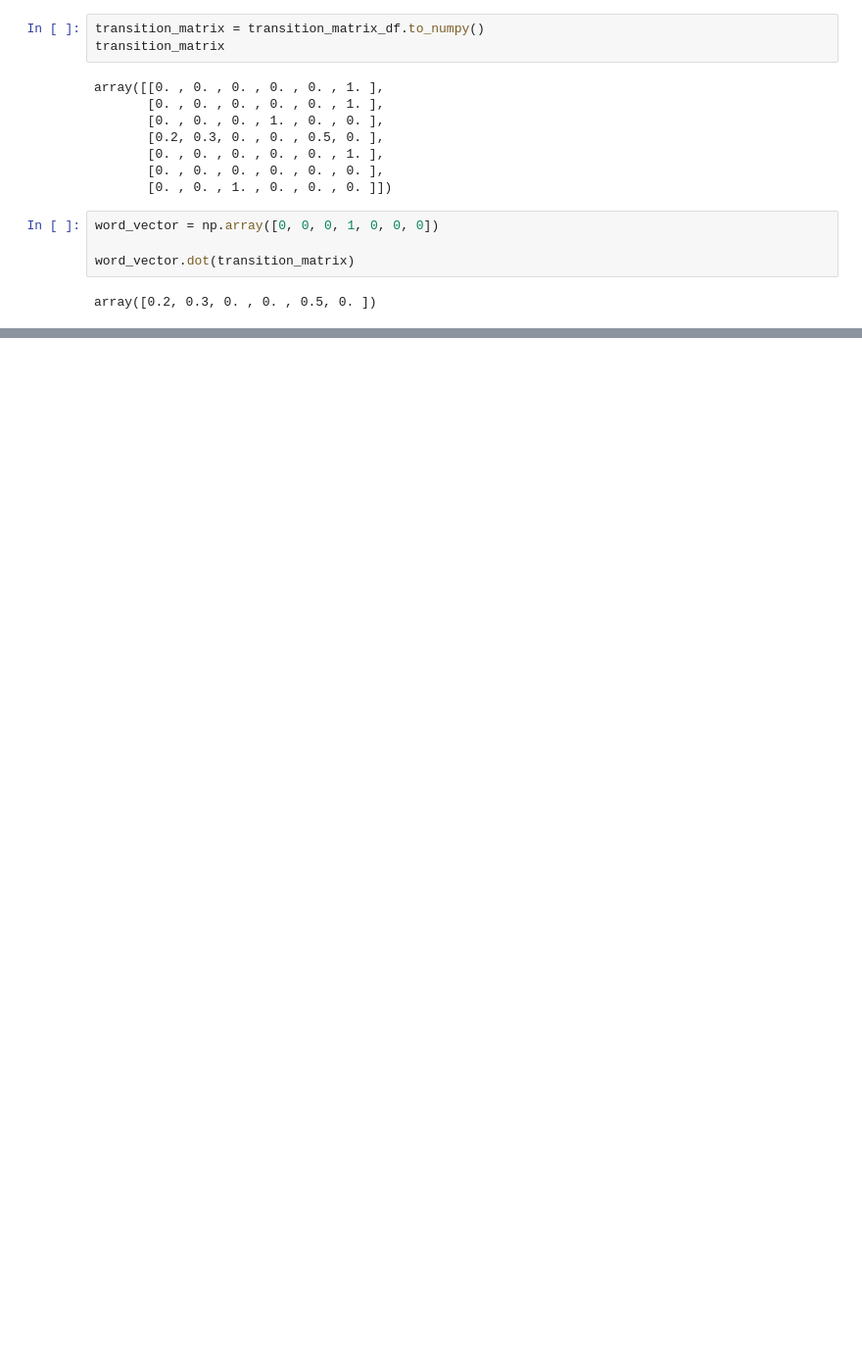
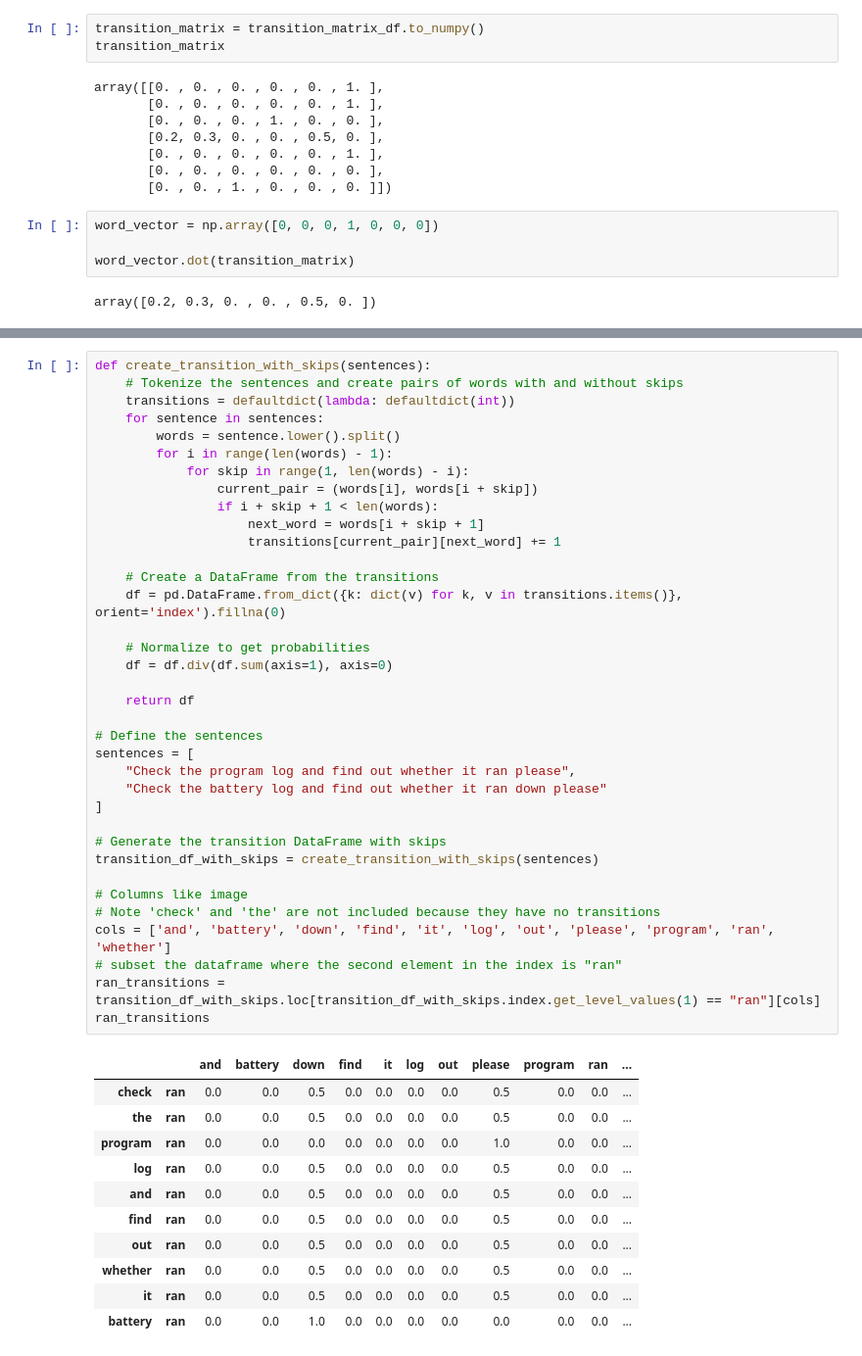
Before and after one commit to miadadrashid/transformers_from_scratch, a Jupyter notebook: 1-one_hot_encoding.ipynb, the cells around one changed output, grey strips where cells are left out. Shown at 98% size. Cells and saved outputs as stored; diff of their text form; blank space fills up the shorter version.

```diff
--- a/1-one_hot_encoding.ipynb
+++ b/1-one_hot_encoding.ipynb
@@ -241,0 +409,48 @@ A Markov chain illustrates a first order model for this.
+# %%
+def create_transition_with_skips(sentences):
+    # Tokenize the sentences and create pairs of words with and without skips
+    transitions = defaultdict(lambda: defaultdict(int))
+    for sentence in sentences:
+        words = sentence.lower().split()
+        for i in range(len(words) - 1):
+            for skip in range(1, len(words) - i):
+                current_pair = (words[i], words[i + skip])
+                if i + skip + 1 < len(words):
+                    next_word = words[i + skip + 1]
+                    transitions[current_pair][next_word] += 1
+
+    # Create a DataFrame from the transitions
+    df = pd.DataFrame.from_dict({k: dict(v) for k, v in transitions.items()}, orient='index').fillna(0)
+
+    # Normalize to get probabilities
+    df = df.div(df.sum(axis=1), axis=0)
+
+    return df
+
+# Define the sentences
+sentences = [
+    "Check the program log and find out whether it ran please",
+    "Check the battery log and find out whether it ran down please"
+]
+
+# Generate the transition DataFrame with skips
+transition_df_with_skips = create_transition_with_skips(sentences)
+
+# Columns like image
+# Note 'check' and 'the' are not included because they have no transitions
+cols = ['and', 'battery', 'down', 'find', 'it', 'log', 'out', 'please', 'program', 'ran', 'whether']
+# subset the dataframe where the second element in the index is "ran"
+ran_transitions = transition_df_with_skips.loc[transition_df_with_skips.index.get_level_values(1) == "ran"][cols]
+ran_transitions
+# %% [output]
+|  |  | and | battery | down | find | it | log | out | please | program | ran | ... |
+| check | ran | 0.0 | 0.0 | 0.5 | 0.0 | 0.0 | 0.0 | 0.0 | 0.5 | 0.0 | 0.0 | ... |
+| the | ran | 0.0 | 0.0 | 0.5 | 0.0 | 0.0 | 0.0 | 0.0 | 0.5 | 0.0 | 0.0 | ... |
+| program | ran | 0.0 | 0.0 | 0.0 | 0.0 | 0.0 | 0.0 | 0.0 | 1.0 | 0.0 | 0.0 | ... |
+| log | ran | 0.0 | 0.0 | 0.5 | 0.0 | 0.0 | 0.0 | 0.0 | 0.5 | 0.0 | 0.0 | ... |
+| and | ran | 0.0 | 0.0 | 0.5 | 0.0 | 0.0 | 0.0 | 0.0 | 0.5 | 0.0 | 0.0 | ... |
+| find | ran | 0.0 | 0.0 | 0.5 | 0.0 | 0.0 | 0.0 | 0.0 | 0.5 | 0.0 | 0.0 | ... |
+| out | ran | 0.0 | 0.0 | 0.5 | 0.0 | 0.0 | 0.0 | 0.0 | 0.5 | 0.0 | 0.0 | ... |
+| whether | ran | 0.0 | 0.0 | 0.5 | 0.0 | 0.0 | 0.0 | 0.0 | 0.5 | 0.0 | 0.0 | ... |
+| it | ran | 0.0 | 0.0 | 0.5 | 0.0 | 0.0 | 0.0 | 0.0 | 0.5 | 0.0 | 0.0 | ... |
+| battery | ran | 0.0 | 0.0 | 1.0 | 0.0 | 0.0 | 0.0 | 0.0 | 0.0 | 0.0 | 0.0 | ... |
```
Also changed, not shown: parts of 32 cells of this notebook.
